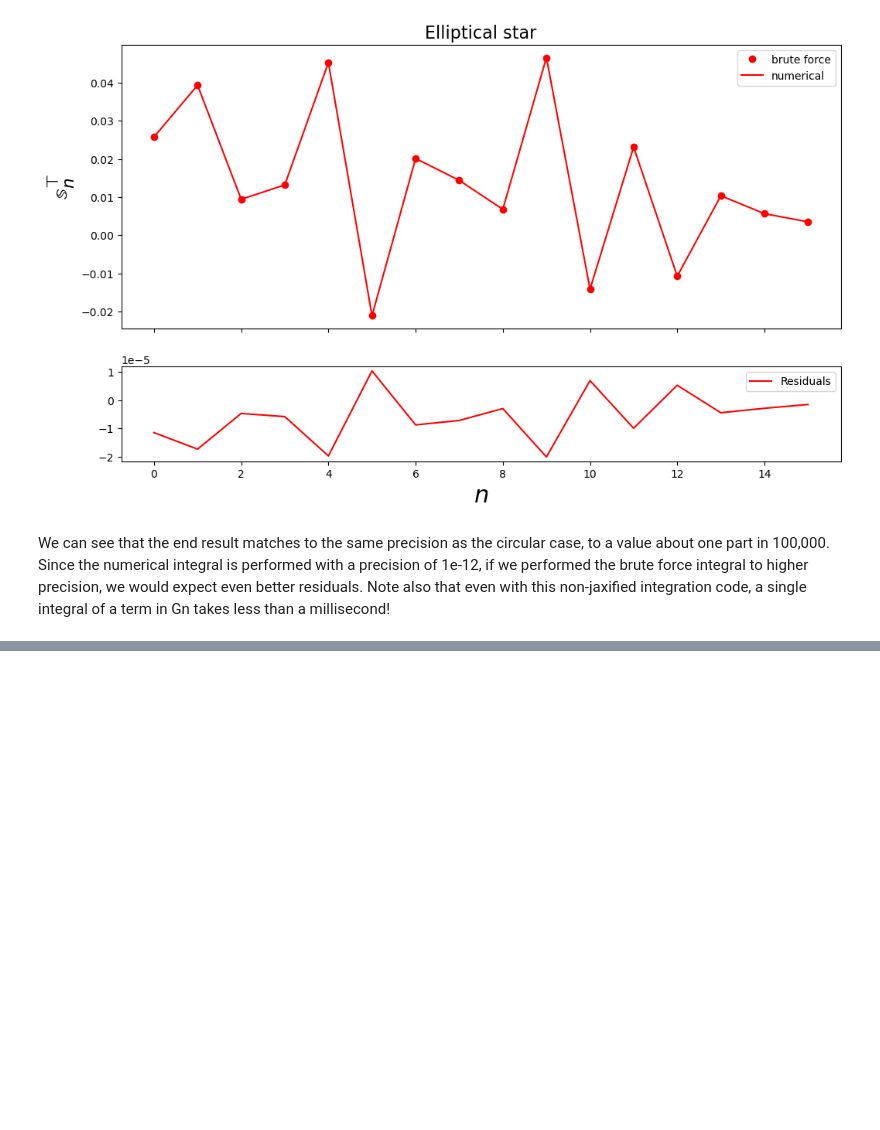
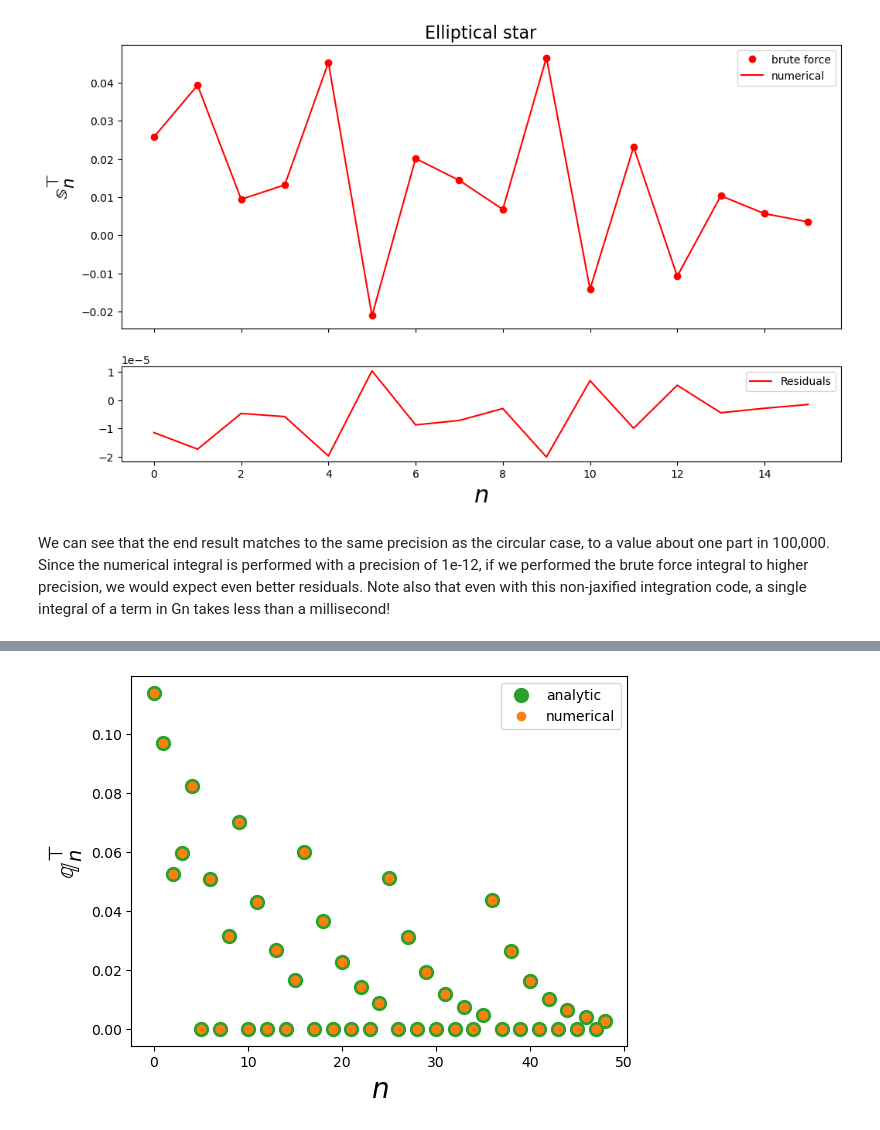
Before and after one commit to shishirdholakia/eclipsoid, a Jupyter notebook: notebooks/BruteForceVsNumerical.ipynb, the cells around one changed output, grey strips where cells are left out. Cells and saved outputs as stored; diff of their text form; code cells hidden in the pictures; blank space fills up the shorter version.

Commit message:
analytic qT! Basic commit, need to experiment with reversing pT integral bounds

```diff
--- a/notebooks/BruteForceVsNumerical.ipynb
+++ b/notebooks/BruteForceVsNumerical.ipynb
@@ -273,0 +384,8 @@ We can see that the end result matches to the same precision as the circular cas
+# %%
+plt.plot(q_integral(6, xi), "C2o", label="analytic", ms=10)
+plt.plot([qT(xi, n=n) for n in range((6 + 1) ** 2)], "C1o", label="numerical")
+plt.legend()
+plt.xlabel(r"$n$", fontsize=20)
+plt.ylabel(r"$\mathbb{q}_n^\top$", fontsize=20);
+# %% [output]
+[figure, added]
```
Also changed, not shown: parts of 6 cells of this notebook, 3 other files.
